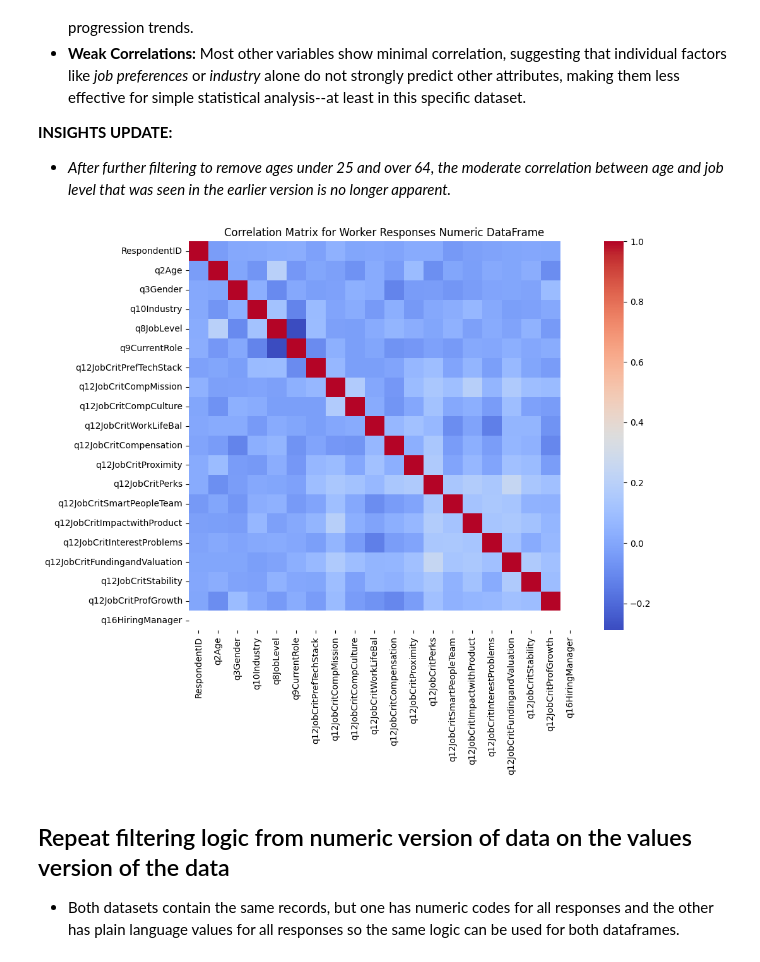
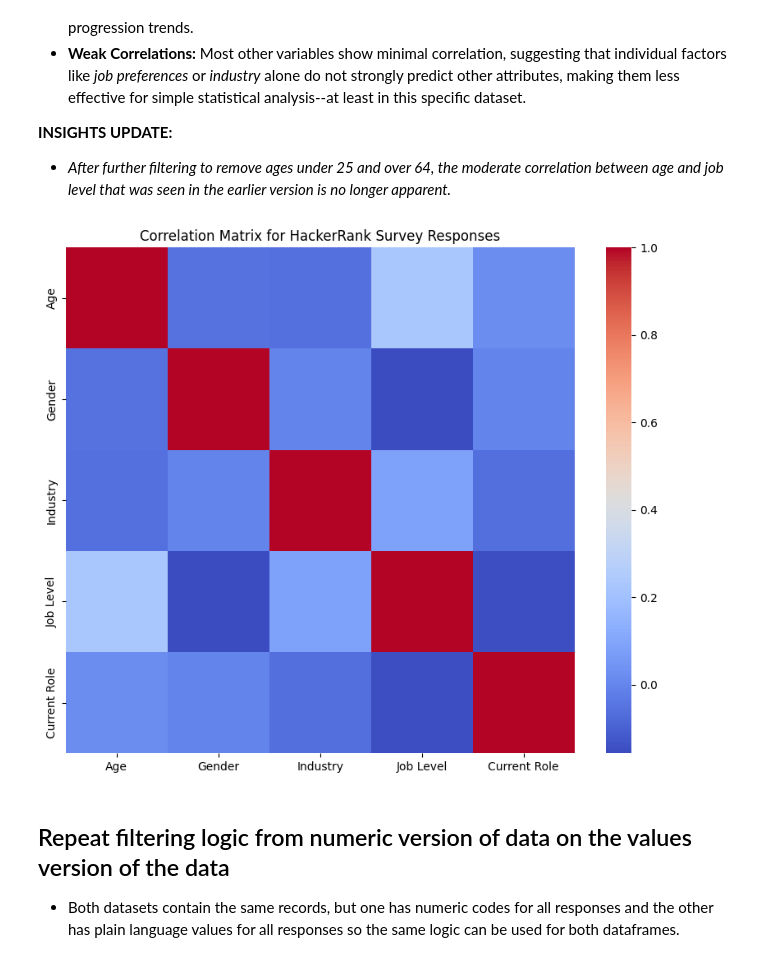
Before and after one commit to IT4063C-Fall24/final-project-yaumj, a Jupyter notebook: source.ipynb, the cells around one changed output. Saved outputs shown, nothing was run; the diff lists cells and outputs as text; code cells hidden in the pictures.

Commit message:
Revised numeric version of HackerRank survey dataframe to not be split into separate dataframes for workers and hiring managers.
Re-generated correlation matrix based upon full dataset.

```diff
--- a/source.ipynb
+++ b/source.ipynb
@@ -511,0 +345,17 @@ None
+# %%
+# Rename columns
+filtered_us_dev_survey_numeric_df.rename(columns={
+    'q2Age': 'Age',
+    'q3Gender': 'Gender',
+    'q10Industry': 'Industry',
+    'q8JobLevel': 'Job Level',
+    'q9CurrentRole': 'Current Role'
+}, inplace=True)
+
+# Convert all columns to Int64
+filtered_us_dev_survey_numeric_df = filtered_us_dev_survey_numeric_df.apply(pd.to_numeric, errors='coerce').astype('Int64')
+
+# Display the resulting Numeric DataFrame and info
+print("Revised Numeric DataFrame (No Splitting, Renamed Columns):")
+display(filtered_us_dev_survey_numeric_df.info())
+display(filtered_us_dev_survey_numeric_df.head(5))
@@ -521,19 +397,23 @@ None
 **INSIGHTS UPDATE:**
 - *After further filtering to remove ages under 25 and over 64, the moderate correlation between age and job level that was seen in the earlier version is no longer apparent.*
 # %%
-# Filter out rows with any missing values for the correlation calculation
-worker_responses_filtered = worker_responses_numeric_df.dropna()
+# Select only the desired columns for the correlation matrix
+selected_columns = ['Age', 'Gender', 'Industry', 'Job Level', 'Current Role']
+filtered_responses = filtered_us_dev_survey_numeric_df[selected_columns]
 
-# Compute the correlation matrix on the filtered data
-worker_correlation_matrix = worker_responses_filtered.corr()
+# Filter out rows with any missing values in the selected columns
+filtered_responses = filtered_responses.dropna()
+
+# Compute the correlation matrix on the filtered data with selected columns
+correlation_matrix = filtered_responses.corr()
 
 # Plot the correlation heatmap for Worker Responses
 plt.figure(figsize=(10, 8))
-sns.heatmap(worker_correlation_matrix, annot=False, cmap='coolwarm')
-plt.title("Correlation Matrix for Worker Responses Numeric DataFrame")
+sns.heatmap(correlation_matrix, annot=False, cmap='coolwarm')
+plt.title("Correlation Matrix for HackerRank Survey Responses")
 plt.show()
 # %% [output]
-[figure, old version]
+[figure, new version]
 # %% [markdown]
 ## Repeat filtering logic from numeric version of data on the values version of the data
 - Both datasets contain the same records, but one has numeric codes for all responses and the other has plain language values for all responses
```
Also changed, not shown: parts of 5 cells of this notebook.
